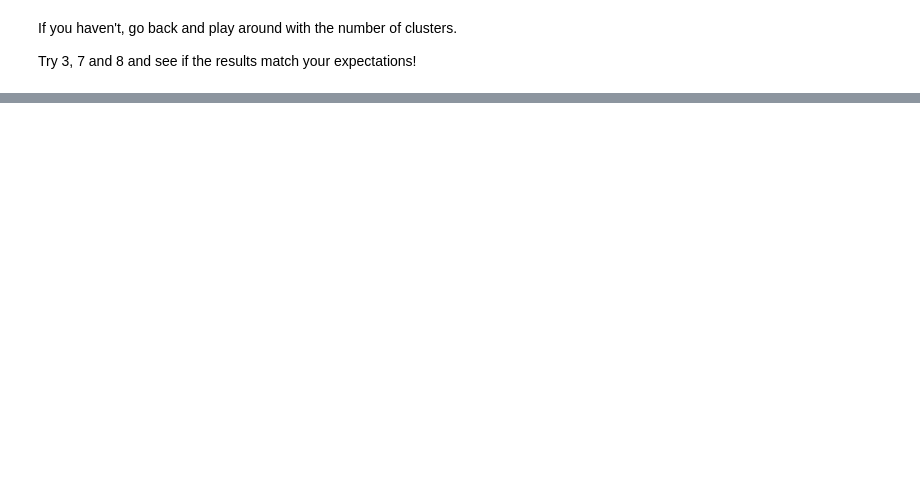
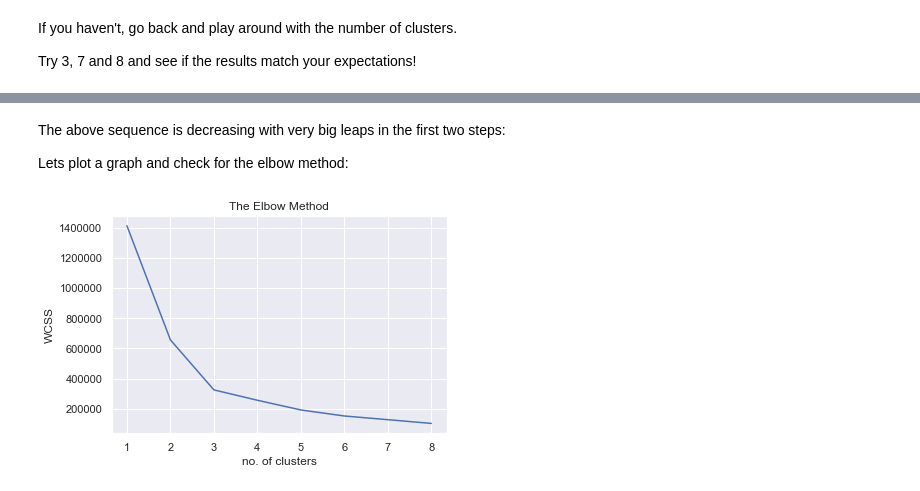
Before and after one commit to thalladasaikumar/data-science-learning, a Jupyter notebook: 3_Cluster Analysis/2_Cluster Countries/Clustering Countries.ipynb, the cells around one changed output, grey strips where cells are left out. Saved outputs shown, nothing was run; the diff lists cells and outputs as text; code cells hidden in the pictures; blank space fills up the shorter version.

```diff
--- a/3_Cluster Analysis/2_Cluster Countries/Clustering Countries.ipynb
+++ b/3_Cluster Analysis/2_Cluster Countries/Clustering Countries.ipynb
@@ -174,0 +188,8 @@ plt.show()
+# %%
+# lets for wcss for 1 to 8:
+wcss = []
+for i in range(1,9):
+    kmeans = KMeans(i)
+    kmeans.fit(x)
+    wcss.append(kmeans.inertia_)
+wcss
@@ -174,0 +205,13 @@ plt.show()
+# %% [markdown]
+The above sequence is decreasing with very big leaps in the first two steps:
+
+Lets plot a graph and check for the elbow method:
+# %%
+number_clusters = range(1,9)
+plt.plot(number_clusters, wcss)
+plt.title('The Elbow Method')
+plt.xlabel('no. of clusters')
+plt.ylabel('WCSS')
+plt.show()
+# %% [output]
+[figure, added]
```
Also changed, not shown: parts of 11 cells of this notebook, 2 other files.
